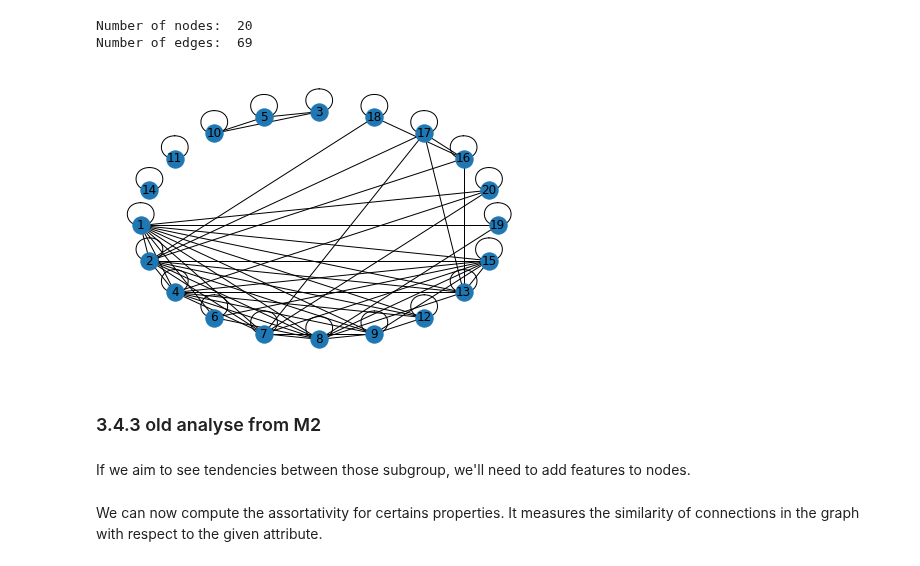
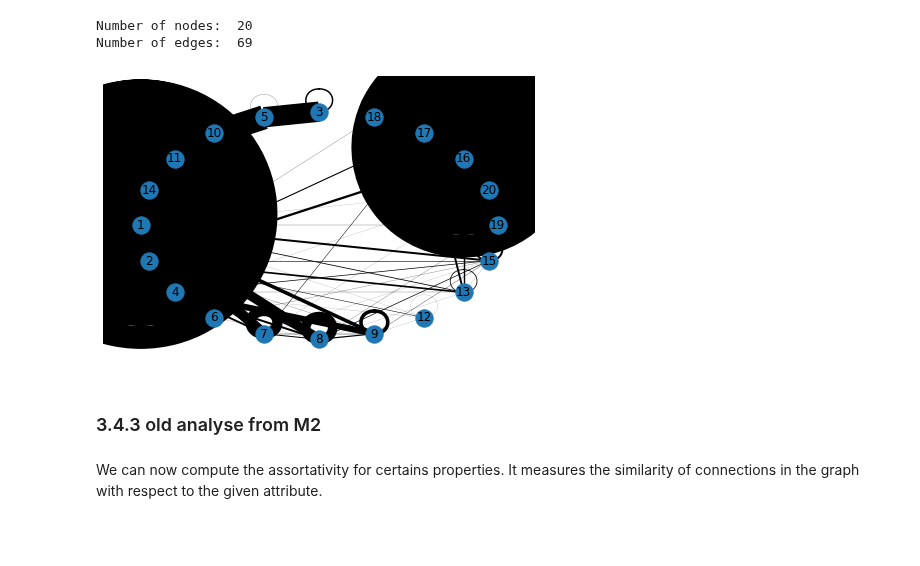
Before and after one commit to epfl-ada/ada-2022-project-addaxx, a Jupyter notebook: P2.ipynb, the cells around one changed output. Drawn from its saved outputs; the diff is of its cells as text; code cells hidden in the pictures; blank space fills up the shorter version.

```diff
--- a/P2.ipynb
+++ b/P2.ipynb
@@ -791,11 +822,10 @@ print('Number of edges: ', G_communities.number_of_edges())
 # %% [output]
 Number of nodes:  20
 Number of edges:  69
-# %%
-nx.draw_shell(G_communities, with_labels = True)
-# %% [output]
-[figure, removed]
+# %%
+edgewidth = [ d['count']/10 for (u,v,d) in G_communities.edges(data=True)]
+nx.draw_shell(G_communities, with_labels = True, width=edgewidth)
+# %% [output]
+[figure, added]
 # %% [markdown]
 ### 3.4.3 old analyse from M2
-# %% [markdown]
-If we aim to see tendencies between those subgroup, we'll need to add features to nodes.
```
Also changed, not shown: parts of 26 cells of this notebook, 3 other files.
